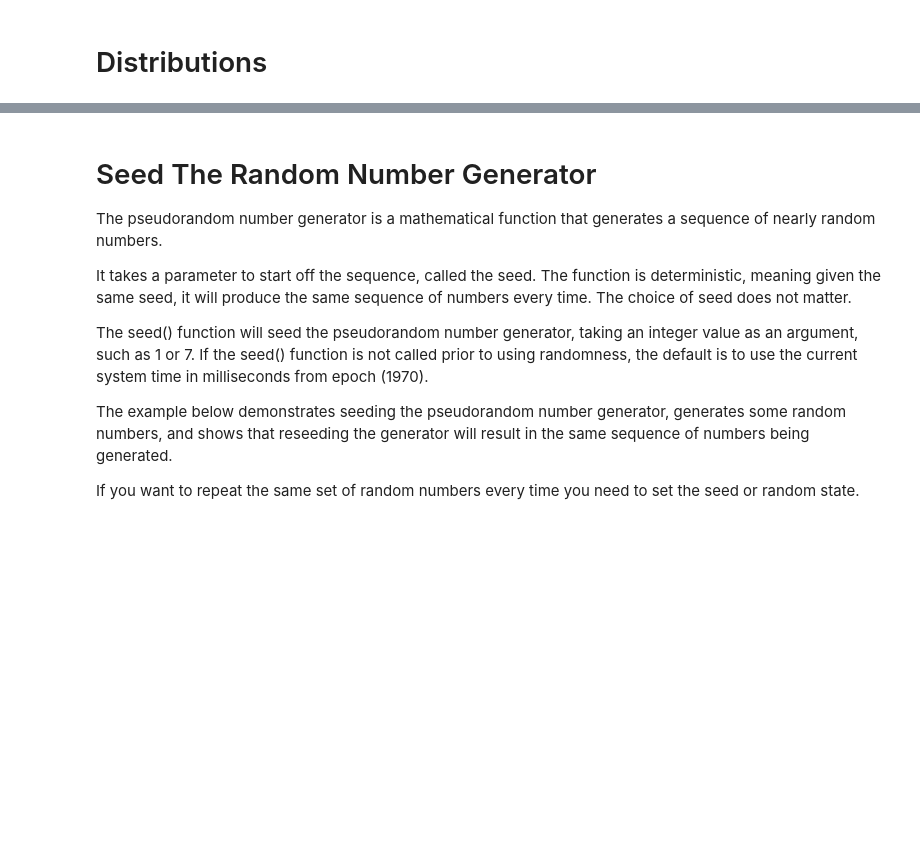
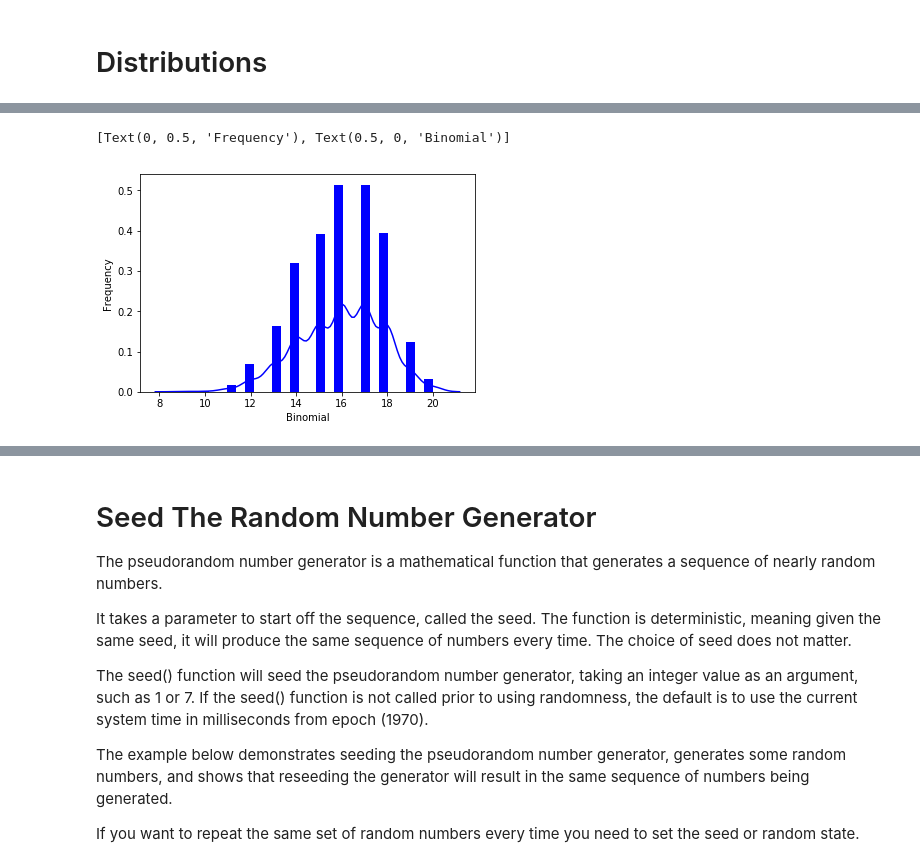
Before and after one commit to pauladaly/Programming-DA-Assignment-2019, a Jupyter notebook: Programming-DA-Assignment-2019.ipynb, the cells around one changed output, grey strips where cells are left out. Saved outputs shown, nothing was run; the diff lists cells and outputs as text; code cells hidden in the pictures; blank space fills up the shorter version.

```diff
--- a/Programming-DA-Assignment-2019.ipynb
+++ b/Programming-DA-Assignment-2019.ipynb
@@ -121,0 +141,12 @@ SyntaxError: invalid syntax (<ipython-input-46-a6dcf76bfd46>, line 1)
+# %%
+from scipy.stats import binom
+import seaborn as sb
+
+binom.rvs(size=10, n=20, p=0.8)
+
+data_binom = binom.rvs(n=20, p=0.8, loc=0, size = 1000)
+ax = sb.distplot(data_binom, kde=True, color='blue', hist_kws={"linewidth": 25, 'alpha':1})
+ax.set(xlabel='Binomial', ylabel='Frequency')
+# %% [output]
+[Text(0, 0.5, 'Frequency'), Text(0.5, 0, 'Binomial')]
+[figure, added]
```
Also changed, not shown: parts of 20 cells of this notebook, 1 other file.
